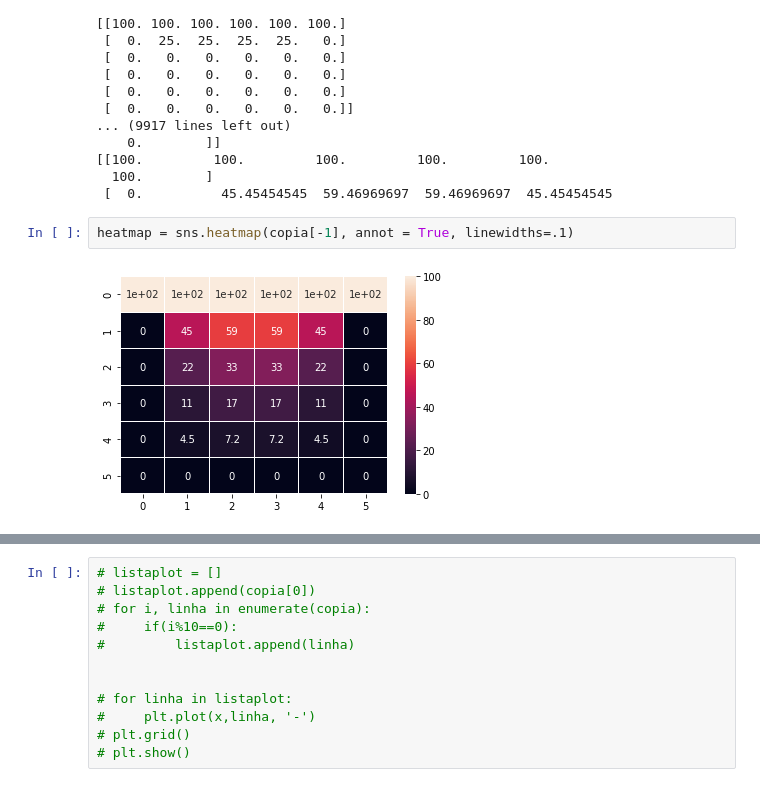
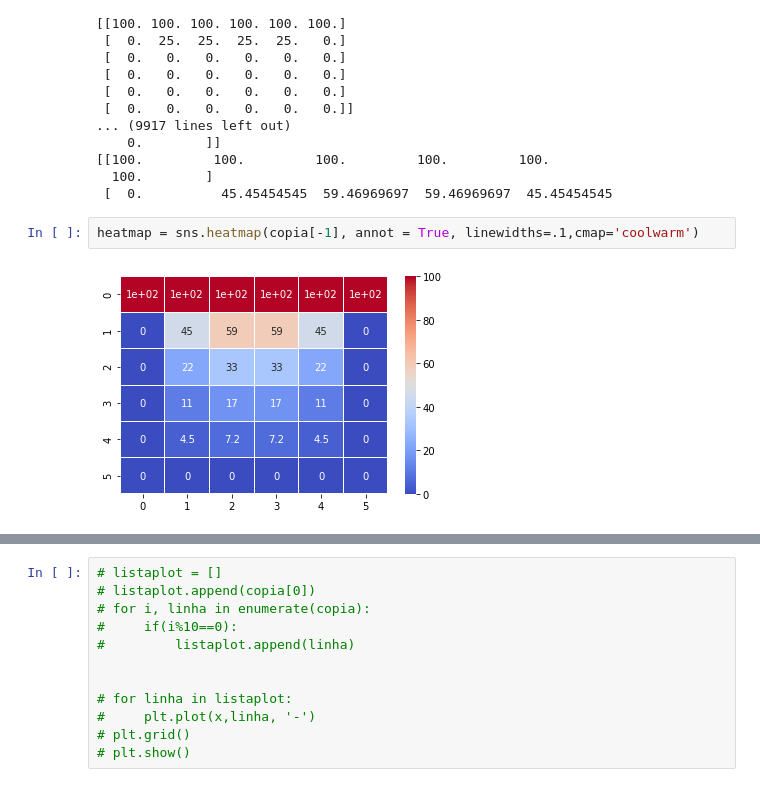
Before and after one commit to evandrofr/Ex-TermoSolidos, a Jupyter notebook: Tarefa19.ipynb, the cells around one changed output, grey strips where cells are left out. Cells and saved outputs as stored; diff of their text form.

```diff
--- a/Tarefa19.ipynb
+++ b/Tarefa19.ipynb
@@ -62,9 +62,9 @@ for matrix in copia:
   100.        ]
  [  0.          45.45454545  59.46969697  59.46969697  45.45454545
 # %%
-heatmap = sns.heatmap(copia[-1], annot = True, linewidths=.1)
+heatmap = sns.heatmap(copia[-1], annot = True, linewidths=.1,cmap='coolwarm')
 # %% [output]
-[figure, old version]
+[figure, new version]
 # %%
 round(copia[1][1][1], 2)
 # %% [output]
```
Also changed, not shown: parts of 1 cell of this notebook.
